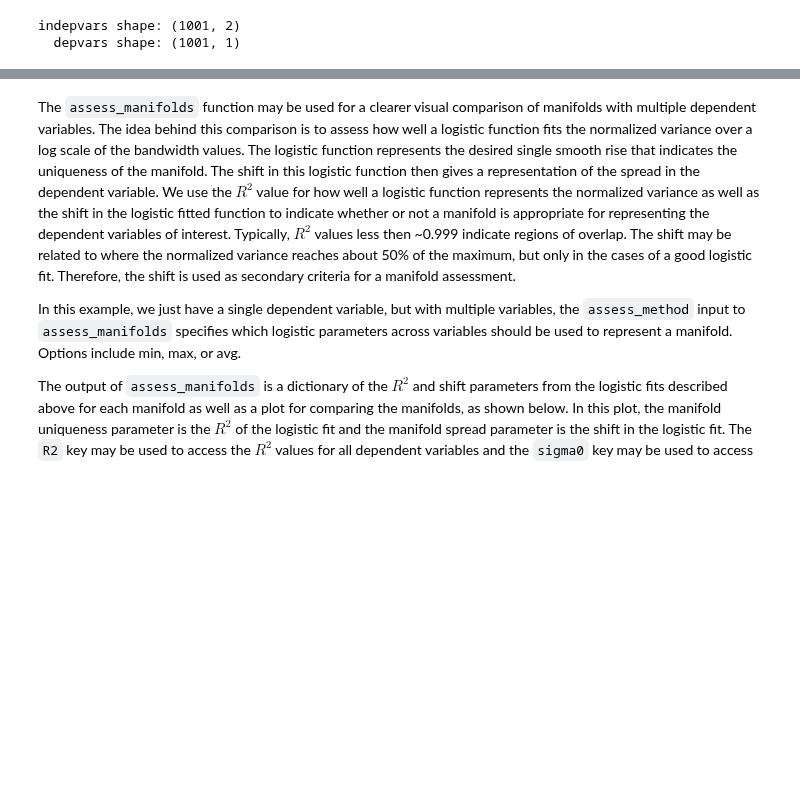
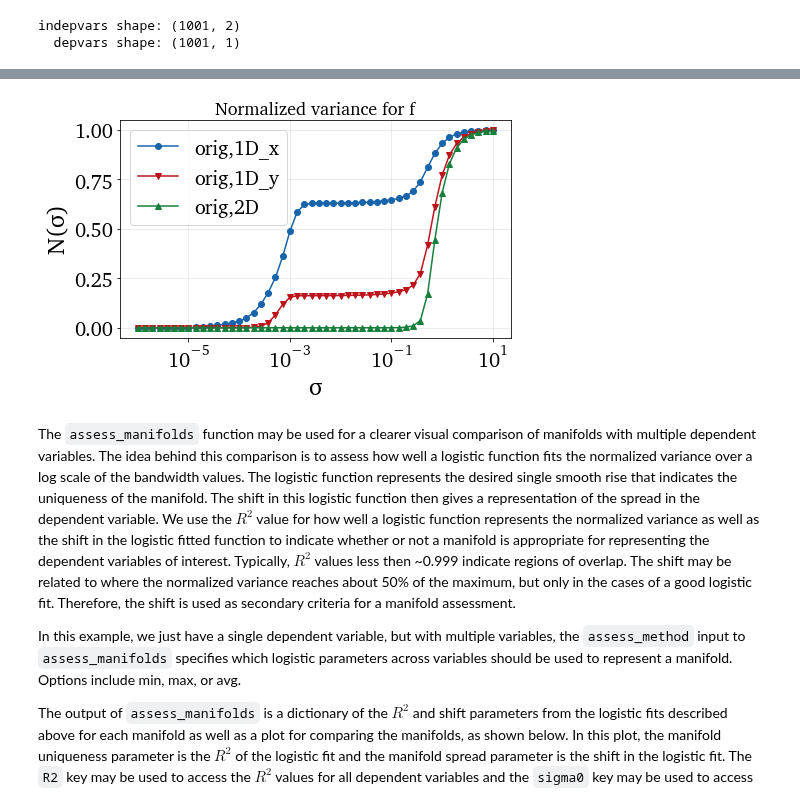
Before and after one commit to kamilazdybal/PCAfold, a Jupyter notebook: docs/tutorials/demo-manifold-assessment.ipynb, the cells around one changed output, grey strips where cells are left out. Cells and saved outputs as stored; diff of their text form; code cells hidden in the pictures; blank space fills up the shorter version.

```diff
--- a/docs/tutorials/demo-manifold-assessment.ipynb
+++ b/docs/tutorials/demo-manifold-assessment.ipynb
@@ -76,3 +74,9 @@ plt.show()
+# %%
+plt = plot_normalized_variance_comparison((orig1Dx, orig1Dy, orig2D), ([], [], []), ('Blues', 'Reds', 'Greens'), title='Normalized variance for '+depvar_name, figure_size=(7,4))
+plt.legend(['orig,1D_x', 'orig,1D_y', 'orig,2D'])
+plt.show()
+# %% [output]
+[figure, added]
 # %% [markdown]
 The `assess_manifolds` function may be used for a clearer visual comparison of manifolds with multiple dependent variables. The idea behind this comparison is to assess how well a logistic function fits the normalized variance over a log scale of the bandwidth values. The logistic function represents the desired single smooth rise that indicates the uniqueness of the manifold. The shift in this logistic function then gives a representation of the spread in the dependent variable. We use the $R^2$ value for how well a logistic function represents the normalized variance as well as the shift in the logistic fitted function to indicate whether or not a manifold is appropriate for representing the dependent variables of interest. Typically, $R^2$ values less then ~0.999 indicate regions of overlap. The shift may be related to where the normalized variance reaches about 50% of the maximum, but only in the cases of a good logistic fit. Therefore, the shift is used as secondary criteria for a manifold assessment.
 
```
Also changed, not shown: parts of 12 cells of this notebook, 13 other files.
